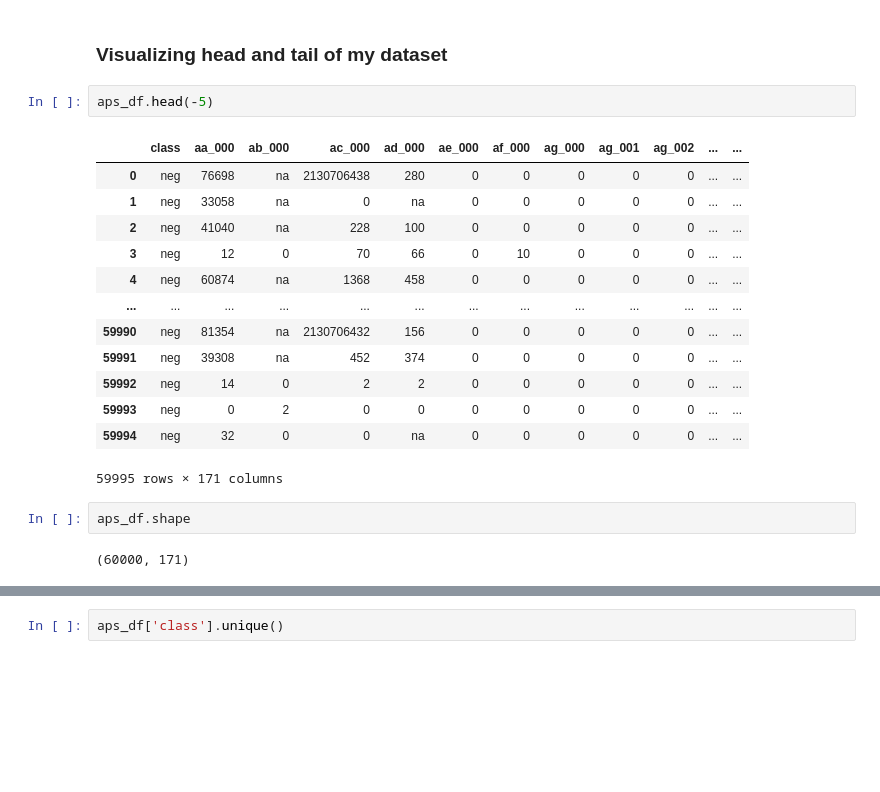
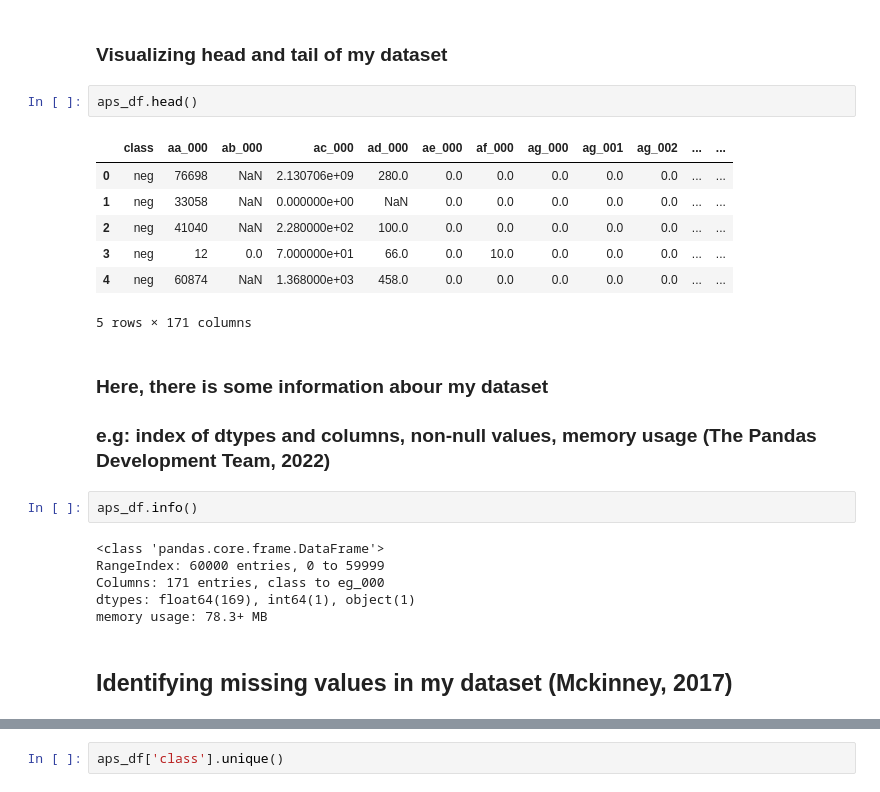
Before and after one commit to TatiHelena/DataPreparation, a Jupyter notebook: TatianeHelenAlves_DPrepHDip_CA1.ipynb, the cells around one changed output, grey strips where cells are left out. Cells and saved outputs as stored; diff of their text form; blank space fills up the shorter version.

```diff
--- a/TatianeHelenAlves_DPrepHDip_CA1.ipynb
+++ b/TatianeHelenAlves_DPrepHDip_CA1.ipynb
@@ -15,22 +15,25 @@ aps_df = pd.read_csv('aps_failure_set_CA1.csv')
 # %% [markdown]
 ### Visualizing head and tail of my dataset
 # %%
-aps_df.head(-5)
+aps_df.head()
 # %% [output]
 |  | class | aa_000 | ab_000 | ac_000 | ad_000 | ae_000 | af_000 | ag_000 | ag_001 | ag_002 | ... | ... |
-| 0 | neg | 76698 | na | 2130706438 | 280 | 0 | 0 | 0 | 0 | 0 | ... | ... |
-| 1 | neg | 33058 | na | 0 | na | 0 | 0 | 0 | 0 | 0 | ... | ... |
-| 2 | neg | 41040 | na | 228 | 100 | 0 | 0 | 0 | 0 | 0 | ... | ... |
-| 3 | neg | 12 | 0 | 70 | 66 | 0 | 10 | 0 | 0 | 0 | ... | ... |
-| 4 | neg | 60874 | na | 1368 | 458 | 0 | 0 | 0 | 0 | 0 | ... | ... |
-| ... | ... | ... | ... | ... | ... | ... | ... | ... | ... | ... | ... | ... |
-| 59990 | neg | 81354 | na | 2130706432 | 156 | 0 | 0 | 0 | 0 | 0 | ... | ... |
-| 59991 | neg | 39308 | na | 452 | 374 | 0 | 0 | 0 | 0 | 0 | ... | ... |
-| 59992 | neg | 14 | 0 | 2 | 2 | 0 | 0 | 0 | 0 | 0 | ... | ... |
-| 59993 | neg | 0 | 2 | 0 | 0 | 0 | 0 | 0 | 0 | 0 | ... | ... |
-| 59994 | neg | 32 | 0 | 0 | na | 0 | 0 | 0 | 0 | 0 | ... | ... |
+| 0 | neg | 76698 | NaN | 2.130706e+09 | 280.0 | 0.0 | 0.0 | 0.0 | 0.0 | 0.0 | ... | ... |
+| 1 | neg | 33058 | NaN | 0.000000e+00 | NaN | 0.0 | 0.0 | 0.0 | 0.0 | 0.0 | ... | ... |
+| 2 | neg | 41040 | NaN | 2.280000e+02 | 100.0 | 0.0 | 0.0 | 0.0 | 0.0 | 0.0 | ... | ... |
+| 3 | neg | 12 | 0.0 | 7.000000e+01 | 66.0 | 0.0 | 10.0 | 0.0 | 0.0 | 0.0 | ... | ... |
+| 4 | neg | 60874 | NaN | 1.368000e+03 | 458.0 | 0.0 | 0.0 | 0.0 | 0.0 | 0.0 | ... | ... |
-59995 rows × 171 columns
+5 rows × 171 columns
+# %% [markdown]
+### Here, there is some information abour my dataset
+### e.g: index of dtypes and columns, non-null values, memory usage  (The Pandas Development Team, 2022)
 # %%
-aps_df.shape
+aps_df.info()
 # %% [output]
-(60000, 171)
+<class 'pandas.core.frame.DataFrame'>
+RangeIndex: 60000 entries, 0 to 59999
+Columns: 171 entries, class to eg_000
+dtypes: float64(169), int64(1), object(1)
+memory usage: 78.3+ MB
+# %% [markdown]
+## Identifying missing values in my dataset  (Mckinney, 2017)
```
Also changed, not shown: parts of 27 cells of this notebook.
